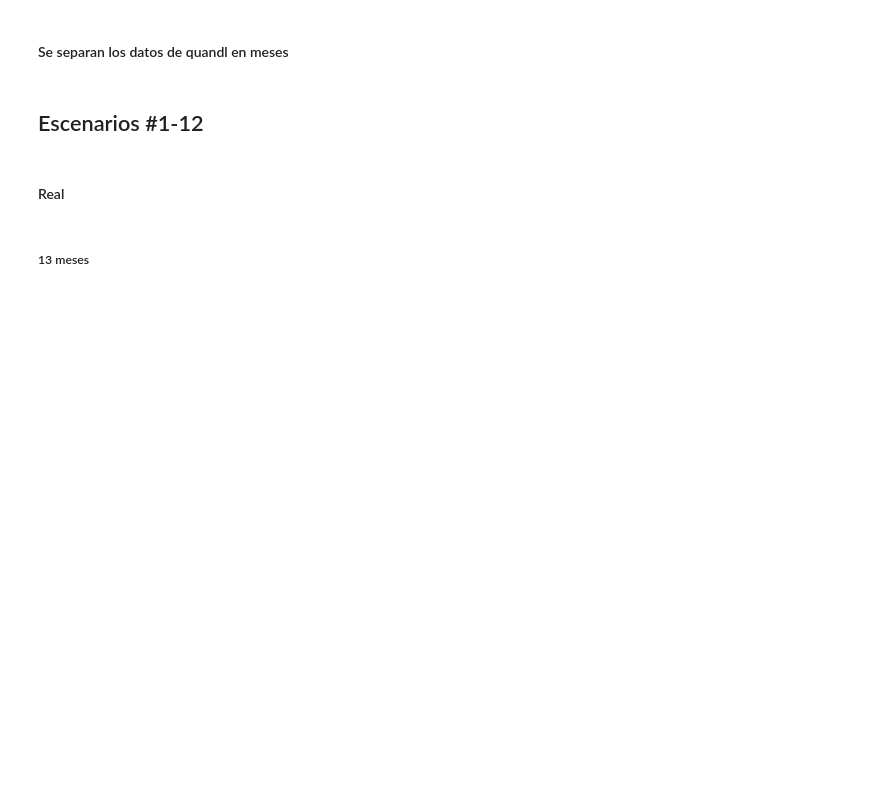
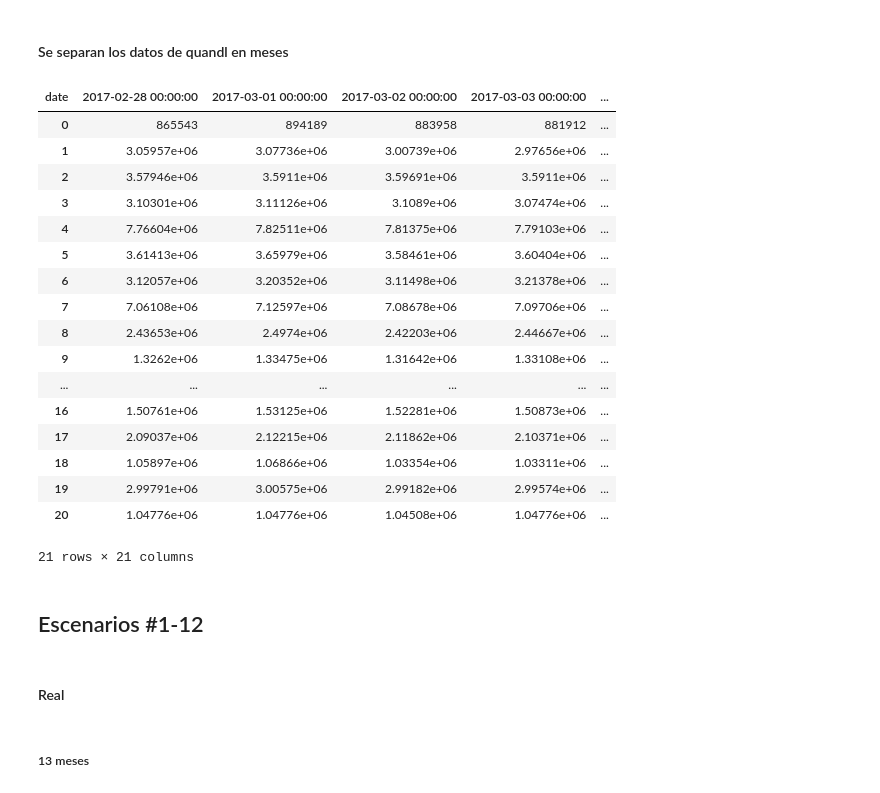
Before and after one commit to paurdgz/MyST, a Jupyter notebook: Proyecto corregido/myst_laboratorion1_Nuevo_e.ipynb, the cells around one changed output. Saved outputs shown, nothing was run; the diff lists cells and outputs as text; code cells hidden in the pictures; blank space fills up the shorter version.

```diff
--- a/Proyecto corregido/myst_laboratorion1_Nuevo_e.ipynb
+++ b/Proyecto corregido/myst_laboratorion1_Nuevo_e.ipynb
@@ -735,6 +774,32 @@ m9q=b9.T
 m10q=b10.T
 m11q=b11.T
 m12q=b12.T
+# %%
+sum([(ticker in ts1) for ticker in b1.iloc[:0]])
+t1=m1q.iloc[[(ticker in ts1) for ticker in b1.iloc[:0]]]
+t1=t1.reset_index(level=[0,0])
+tt1=t1.iloc[:,1:]
+sh1=x1s["shares"]
+tt1.mul(sh1,axis=0)
+# %% [output]
+| date | 2017-02-28 00:00:00 | 2017-03-01 00:00:00 | 2017-03-02 00:00:00 | 2017-03-03 00:00:00 | ... |
+| 0 | 865543 | 894189 | 883958 | 881912 | ... |
+| 1 | 3.05957e+06 | 3.07736e+06 | 3.00739e+06 | 2.97656e+06 | ... |
+| 2 | 3.57946e+06 | 3.5911e+06 | 3.59691e+06 | 3.5911e+06 | ... |
+| 3 | 3.10301e+06 | 3.11126e+06 | 3.1089e+06 | 3.07474e+06 | ... |
+| 4 | 7.76604e+06 | 7.82511e+06 | 7.81375e+06 | 7.79103e+06 | ... |
+| 5 | 3.61413e+06 | 3.65979e+06 | 3.58461e+06 | 3.60404e+06 | ... |
+| 6 | 3.12057e+06 | 3.20352e+06 | 3.11498e+06 | 3.21378e+06 | ... |
+| 7 | 7.06108e+06 | 7.12597e+06 | 7.08678e+06 | 7.09706e+06 | ... |
+| 8 | 2.43653e+06 | 2.4974e+06 | 2.42203e+06 | 2.44667e+06 | ... |
+| 9 | 1.3262e+06 | 1.33475e+06 | 1.31642e+06 | 1.33108e+06 | ... |
+| ... | ... | ... | ... | ... | ... |
+| 16 | 1.50761e+06 | 1.53125e+06 | 1.52281e+06 | 1.50873e+06 | ... |
+| 17 | 2.09037e+06 | 2.12215e+06 | 2.11862e+06 | 2.10371e+06 | ... |
+| 18 | 1.05897e+06 | 1.06866e+06 | 1.03354e+06 | 1.03311e+06 | ... |
+| 19 | 2.99791e+06 | 3.00575e+06 | 2.99182e+06 | 2.99574e+06 | ... |
+| 20 | 1.04776e+06 | 1.04776e+06 | 1.04508e+06 | 1.04776e+06 | ... |
+21 rows × 21 columns
 # %% [markdown]
 ## Escenarios #1-12
 # %% [markdown]
```
Also changed, not shown: parts of 8 cells of this notebook.
